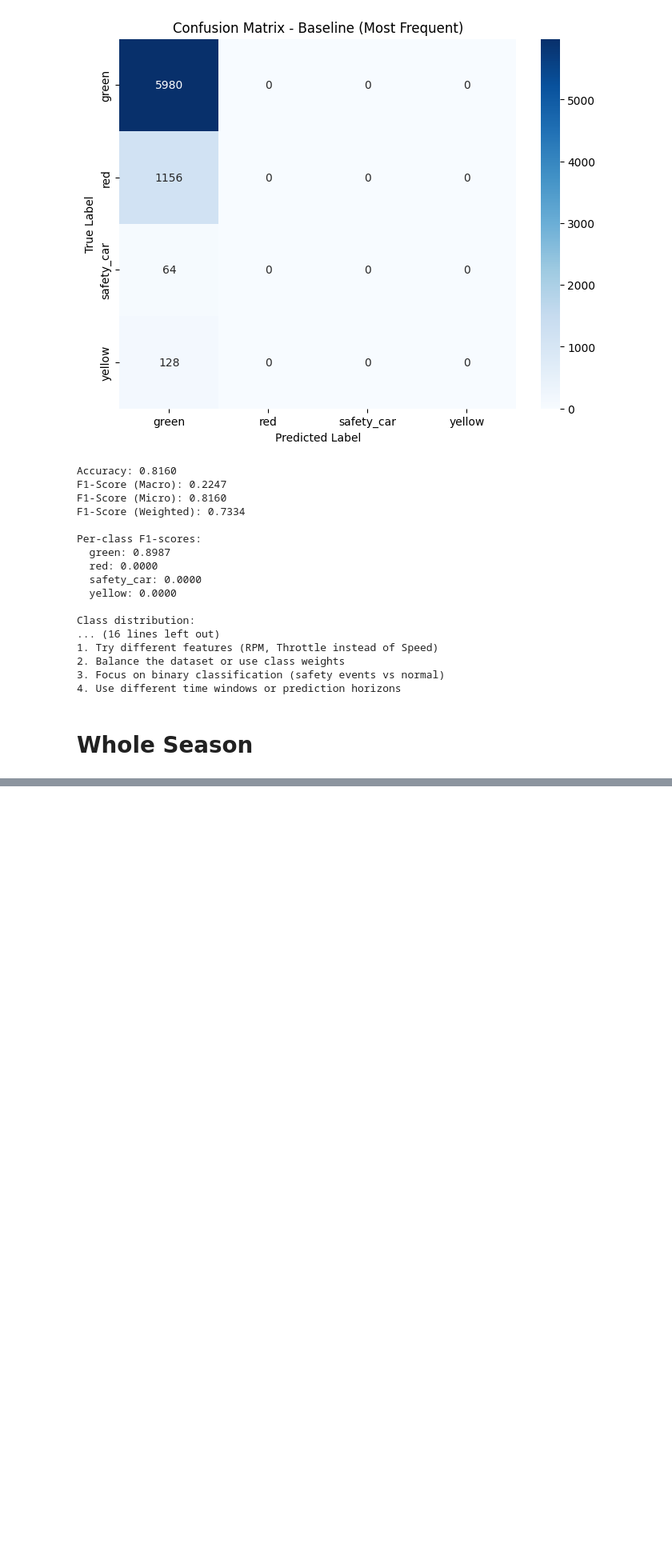
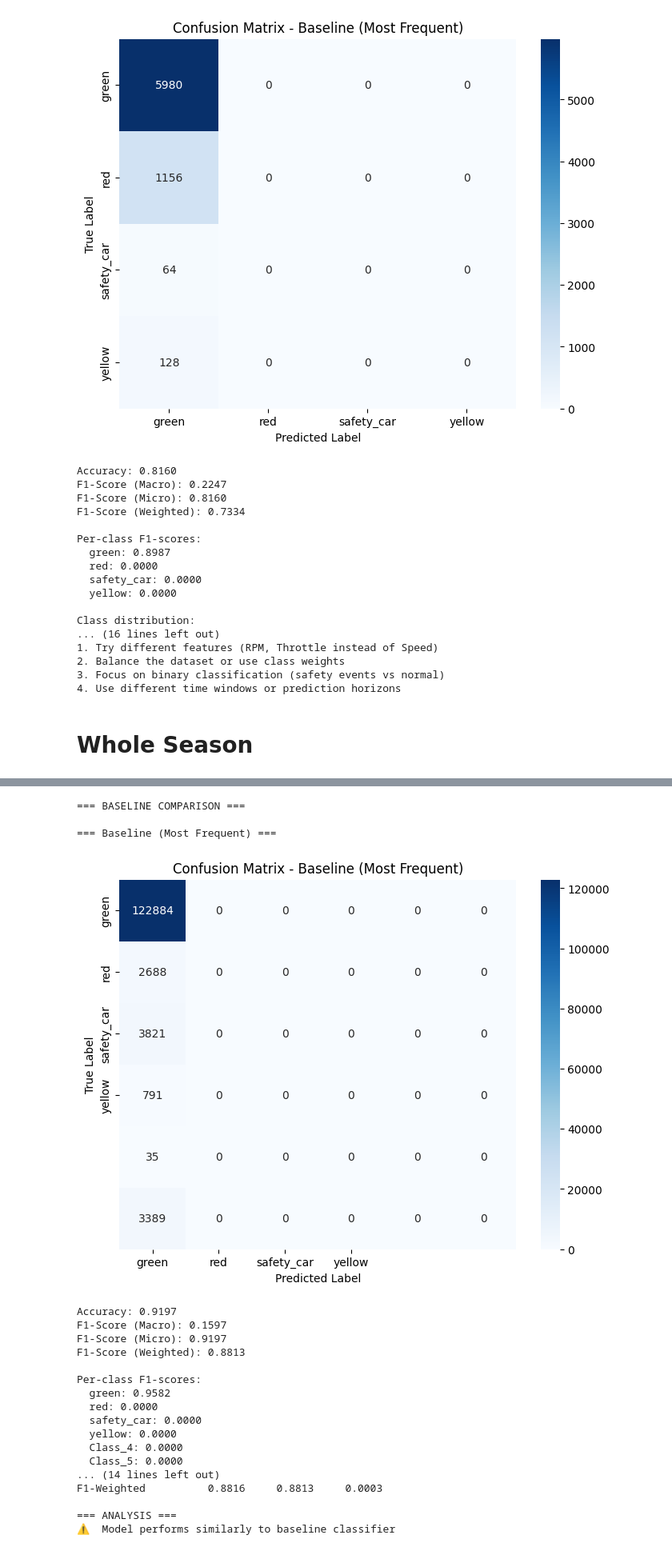
Before and after one commit to UC-Berkeley-I-School/datasci-210-2025-summer-formula1, a Jupyter notebook: sean/notebooks/week 9/catch22.ipynb, the cells around one changed output, grey strips where cells are left out. Shown at 80% size. Drawn from its saved outputs; the diff is of its cells as text; code cells hidden in the pictures; blank space fills up the shorter version.

```diff
--- a/sean/notebooks/week 9/catch22.ipynb
+++ b/sean/notebooks/week 9/catch22.ipynb
@@ -883,13 +938,11 @@ Class distribution:
 # %% [markdown]
 # Whole Season
 # %%
-from f1_etl import create_season_configs
-
 # Generate configs for all 2024 races
 race_configs = create_season_configs(2024, session_types=['R'])
 
 # Create dataset configuration
-config = DataConfig(
+config_2024_whole_season = DataConfig(
     sessions=race_configs,
     cache_dir="./f1_cache"
 )
@@ -897,0 +1138,47 @@ ImportError: cannot import name 'create_season_configs' from 'f1_etl' (/Users/se
+# %%
+# Compare with baseline
+print("\n=== BASELINE COMPARISON ===")
+dummy = DummyClassifier(strategy='most_frequent')
+dummy.fit(X_train_speed, y_train)
+y_dummy = dummy.predict(X_test_speed)
+
+baseline_results = comprehensive_evaluation(y_test, y_dummy, class_names, "Baseline (Most Frequent)")
+
+# Summary comparison
+print("\n=== SUMMARY COMPARISON ===")
+print(f"{'Metric':<20} {'Catch22':<10} {'Baseline':<10} {'Difference':<10}")
+print("-" * 50)
+print(f"{'Accuracy':<20} {results['accuracy']:<10.4f} {baseline_results['accuracy']:<10.4f} {results['accuracy'] - baseline_results['accuracy']:<10.4f}")
+print(f"{'F1-Macro':<20} {results['f1_macro']:<10.4f} {baseline_results['f1_macro']:<10.4f} {results['f1_macro'] - baseline_results['f1_macro']:<10.4f}")
+print(f"{'F1-Weighted':<20} {results['f1_weighted']:<10.4f} {baseline_results['f1_weighted']:<10.4f} {results['f1_weighted'] - baseline_results['f1_weighted']:<10.4f}")
+
+# Check if model is learning anything meaningful
+print(f"\n=== ANALYSIS ===")
+if results['f1_macro'] < 0.1:
+    print("⚠️  Model is not learning meaningful patterns (F1-macro < 0.1)")
+if abs(results['accuracy'] - baseline_results['accuracy']) < 0.01:
+    print("⚠️  Model performs similarly to baseline classifier")
+if len(np.unique(y_pred)) == 1:
+    print("⚠️  Model is only predicting one class")
+# %% [output]
+=== BASELINE COMPARISON ===
+
+=== Baseline (Most Frequent) ===
+[figure, added]
+Accuracy: 0.9197
+F1-Score (Macro): 0.1597
+F1-Score (Micro): 0.9197
+F1-Score (Weighted): 0.8813
+
+Per-class F1-scores:
+  green: 0.9582
+  red: 0.0000
+  safety_car: 0.0000
+  yellow: 0.0000
+  Class_4: 0.0000
+  Class_5: 0.0000
+... (14 lines left out)
+F1-Weighted          0.8816     0.8813     0.0003
+
+=== ANALYSIS ===
+⚠️  Model performs similarly to baseline classifier
```
Also changed, not shown: parts of 15 cells of this notebook, 3 other files.
